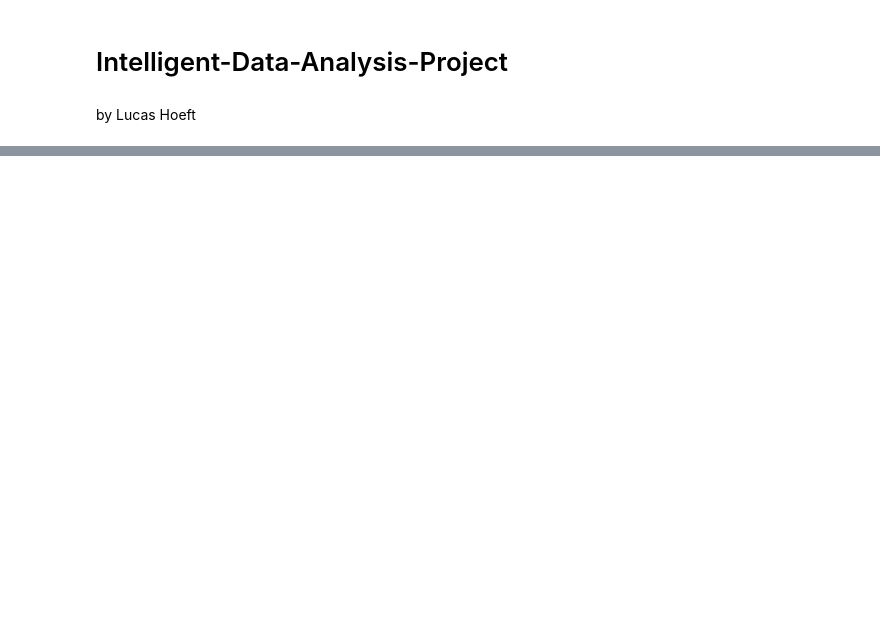
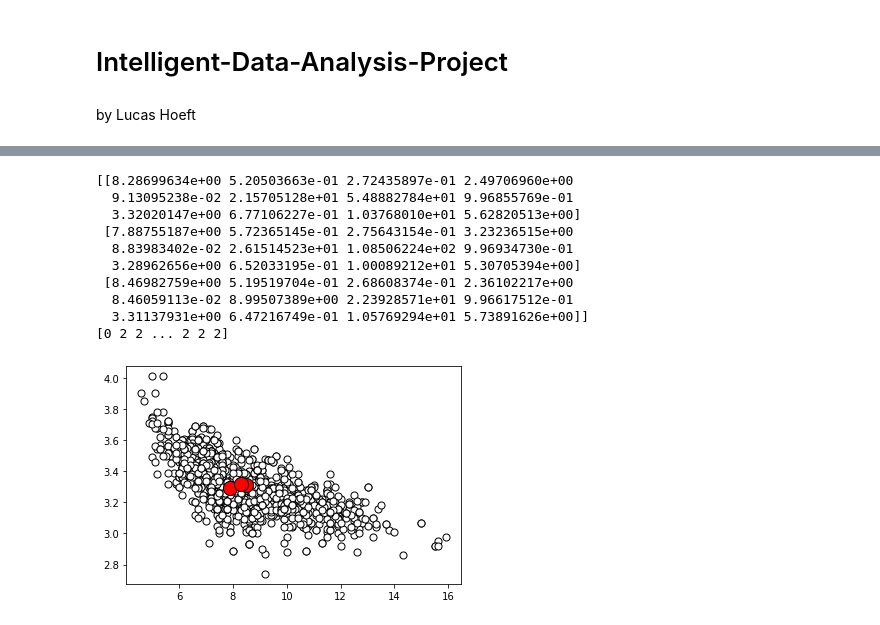
Before and after one commit to lucashoeft/Intelligent-Data-Analysis-2-Project, a Jupyter notebook: Intelligent-Data-Analysis-2-Project.ipynb, the cells around one changed output, grey strips where cells are left out. Cells and saved outputs as stored; diff of their text form; code cells hidden in the pictures; blank space fills up the shorter version.

```diff
--- a/Intelligent-Data-Analysis-2-Project.ipynb
+++ b/Intelligent-Data-Analysis-2-Project.ipynb
@@ -43,0 +67,32 @@ wines_quality
+# %%
+from sklearn.cluster import KMeans
+
+# create kmeans object
+kmeans = KMeans(n_clusters=3)
+# fit kmeans object to data
+kmeans.fit(wines_quality)
+# print location of clusters learned by kmeans object
+print(kmeans.cluster_centers_)
+# save new clusters for chart
+y_km = kmeans.fit_predict(wines_quality)
+
+print(y_km)
+
+# plot the input data
+X = wines_quality.to_numpy()
+plt.scatter(X[:, 0], X[:, 8], c='white', marker='o', edgecolor='black', s=50)
+# plot the clusters
+plt.scatter(kmeans.cluster_centers_[:, 0], kmeans.cluster_centers_[:, 8], c='red', marker='o', edgecolor='black', s=200)
+plt.show()
+# %% [output]
+[[8.28699634e+00 5.20503663e-01 2.72435897e-01 2.49706960e+00
+  9.13095238e-02 2.15705128e+01 5.48882784e+01 9.96855769e-01
+  3.32020147e+00 6.77106227e-01 1.03768010e+01 5.62820513e+00]
+ [7.88755187e+00 5.72365145e-01 2.75643154e-01 3.23236515e+00
+  8.83983402e-02 2.61514523e+01 1.08506224e+02 9.96934730e-01
+  3.28962656e+00 6.52033195e-01 1.00089212e+01 5.30705394e+00]
+ [8.46982759e+00 5.19519704e-01 2.68608374e-01 2.36102217e+00
+  8.46059113e-02 8.99507389e+00 2.23928571e+01 9.96617512e-01
+  3.31137931e+00 6.47216749e-01 1.05769294e+01 5.73891626e+00]]
+[0 2 2 ... 2 2 2]
+[figure, added]
```
Also changed, not shown: parts of 5 cells of this notebook, 1 other file.
